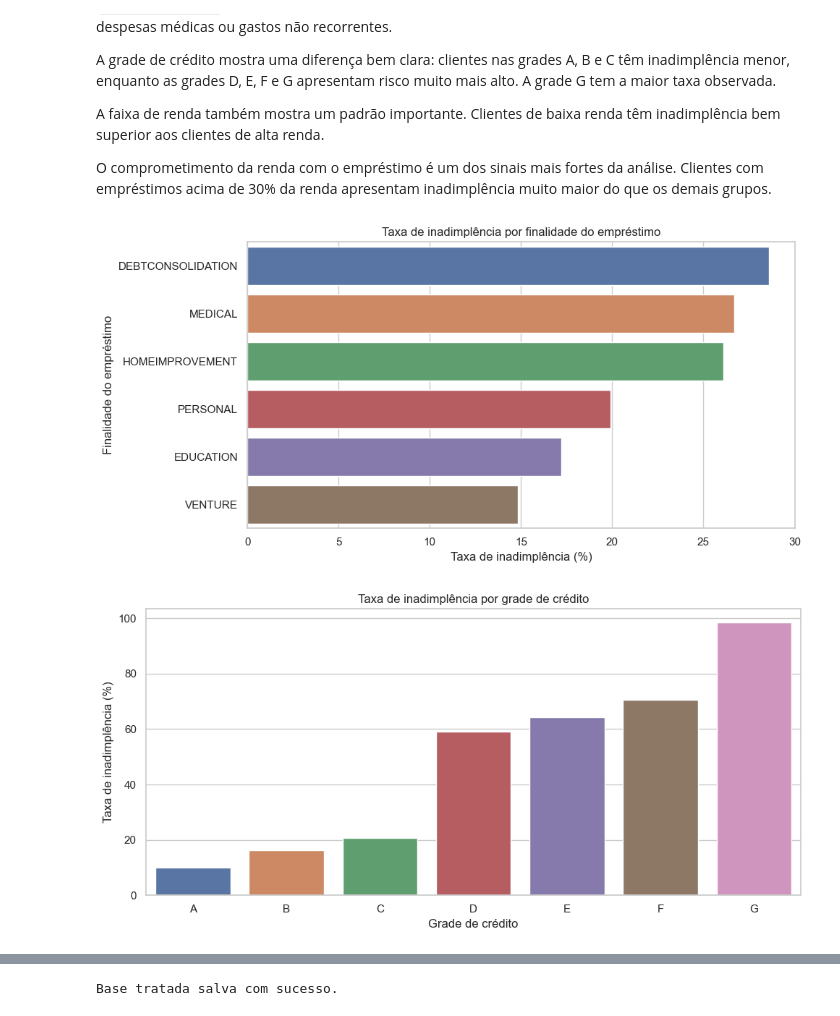
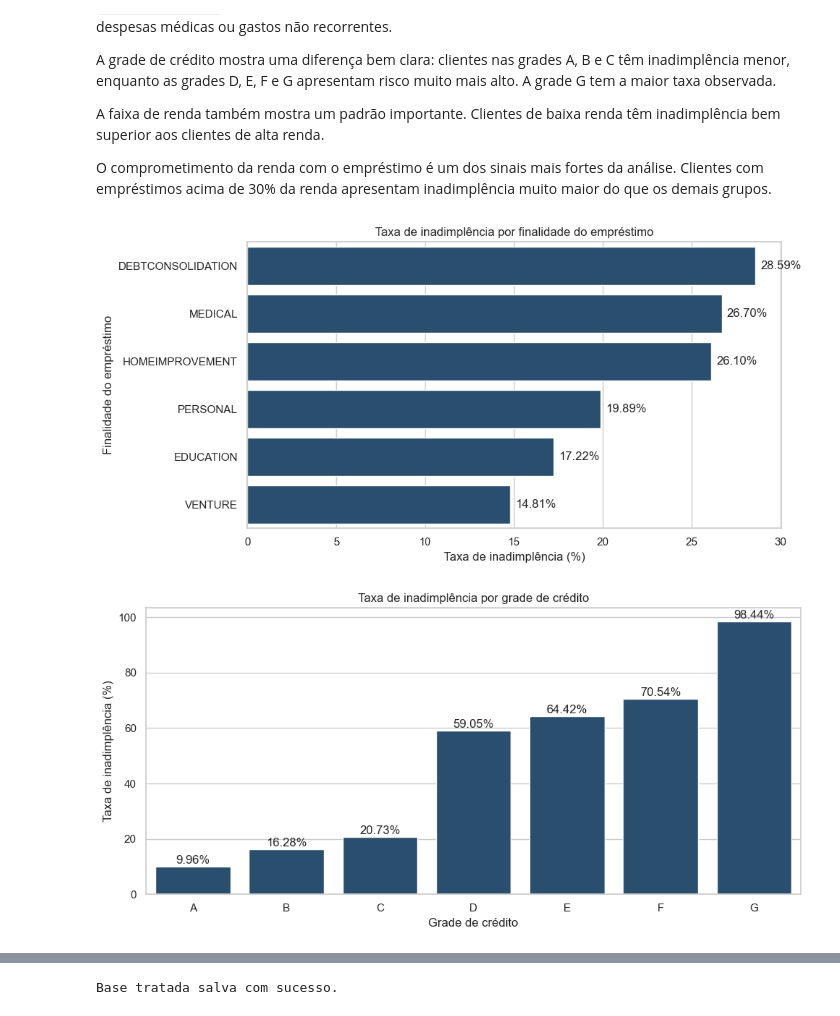
Before and after one commit to GabTexSouza/credit-risk-analysis-python, a Jupyter notebook: notebooks/01_credit_risk_analysis.ipynb, the cells around one changed output, grey strips where cells are left out. Saved outputs shown, nothing was run; the diff lists cells and outputs as text; code cells hidden in the pictures.

Commit message:
Update credit risk chart labels

```diff
--- a/notebooks/01_credit_risk_analysis.ipynb
+++ b/notebooks/01_credit_risk_analysis.ipynb
@@ -366,39 +475,81 @@ O comprometimento da renda com o empréstimo é um dos sinais mais fortes da an
+# %%
+import matplotlib.pyplot as plt
+import seaborn as sns
+
+sns.set_theme(style="whitegrid")
+
+def add_percent_labels(ax):
+    for p in ax.patches:
+        if p.get_width() > p.get_height():
+            value = p.get_width()
+            ax.annotate(
+                f"{value:.2f}%",
+                (p.get_width(), p.get_y() + p.get_height() / 2),
+                xytext=(5, 0),
+                textcoords="offset points",
+                ha="left",
+                va="center"
+            )
+        else:
+            value = p.get_height()
+            ax.annotate(
+                f"{value:.2f}%",
+                (p.get_x() + p.get_width() / 2, p.get_height()),
+                xytext=(0, 5),
+                textcoords="offset points",
+                ha="center",
+                va="bottom"
+            )
 # %%
 sns.set_theme(style="whitegrid")
 # %%
 default_by_intent_plot = default_by_intent.sort_values("default_rate", ascending=False)
 
 plt.figure(figsize=(10, 5))
-sns.barplot(
+ax = sns.barplot(
     data=default_by_intent_plot,
     x="default_rate",
-    y="loan_intent"
+    y="loan_intent",
+    color="#1F4E79"
 )
+
 plt.title("Taxa de inadimplência por finalidade do empréstimo")
 plt.xlabel("Taxa de inadimplência (%)")
 plt.ylabel("Finalidade do empréstimo")
+
+add_percent_labels(ax)
+
 plt.tight_layout()
 plt.savefig("../outputs/charts/default_rate_by_intent.png")
 plt.show()
 # %% [output]
-[figure, old version]
+[figure, new version]
 # %%
-default_by_grade_plot = default_by_grade.sort_values("loan_grade")
-
 plt.figure(figsize=(10, 5))
 sns.barplot(
     data=default_by_grade_plot,
     x="loan_grade",
-    y="default_rate"
+    y="default_rate",
+    color="#1F4E79"
 )
+
 plt.title("Taxa de inadimplência por grade de crédito")
 plt.xlabel("Grade de crédito")
 plt.ylabel("Taxa de inadimplência (%)")
+
+for index, row in default_by_grade_plot.iterrows():
+    plt.text(
+        x=index,
+        y=row["default_rate"] + 1,
+        s=f'{row["default_rate"]:.2f}%',
+        ha="center"
+    )
+
 plt.tight_layout()
 plt.savefig("../outputs/charts/default_rate_by_grade.png")
 plt.show()
 # %% [output]
-[figure, old version]
+[figure, new version]
 # %%
 income_order = ["Baixa renda", "Média-baixa", "Média-alta", "Alta renda"]
 
```
Also changed, not shown: parts of 5 cells of this notebook, 5 other files.
